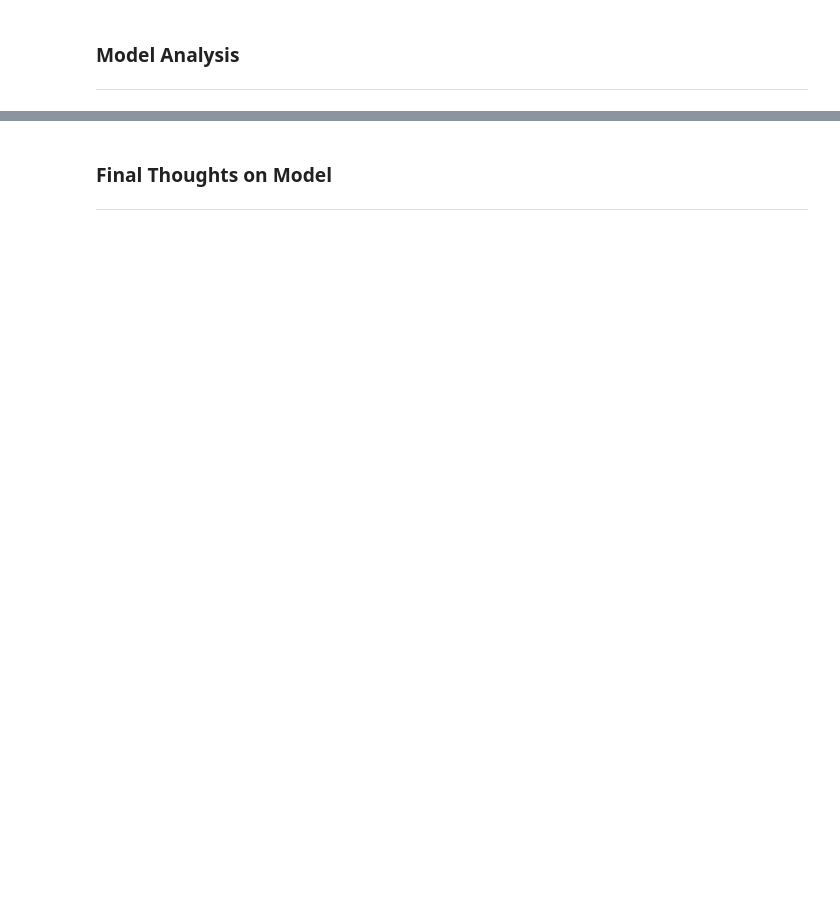
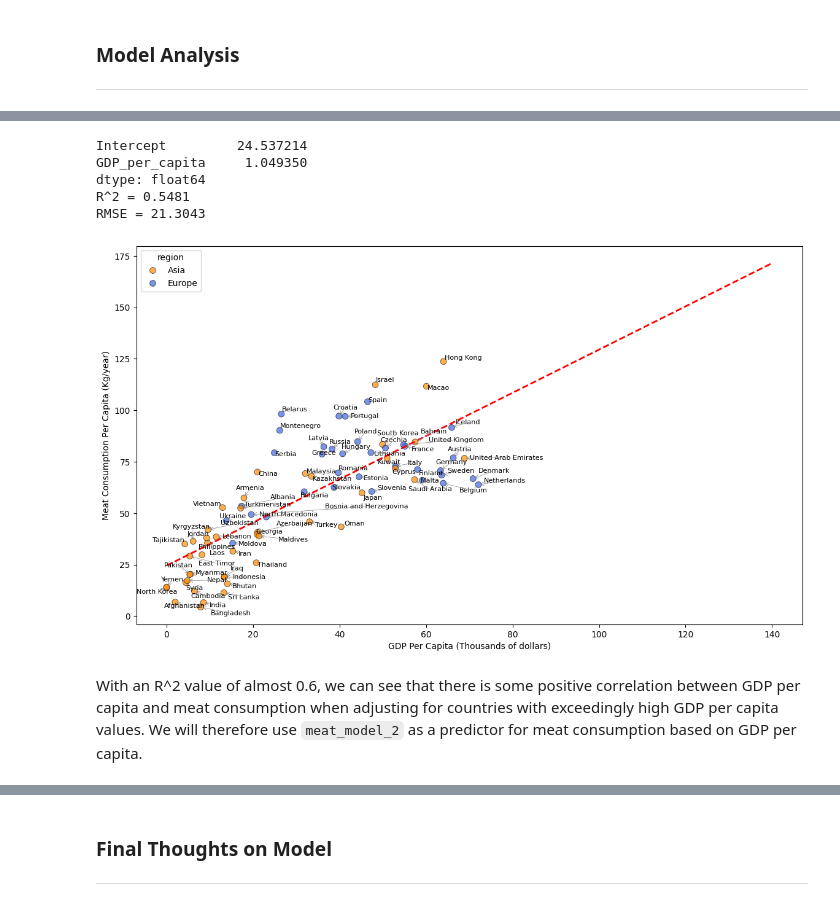
Before and after one commit to Tako870/tddm-ca, a Jupyter notebook: CA.ipynb, the cells around one changed output, grey strips where cells are left out. Cells and saved outputs as stored; diff of their text form; code cells hidden in the pictures; blank space fills up the shorter version.

```diff
--- a/CA.ipynb
+++ b/CA.ipynb
@@ -896,3 +928,73 @@ RMSE = 23.2386
+# %%
+# In merged_df, remove the countries listed in the above markdown,
+
+merged_df_no_outliers = merged_df[~merged_df['Entity'].isin(['Switzerland', 'Ireland', 'Brunei', 'Qatar', 'Luxembourg', 'Mongolia', 'Norway'])]
+
+# Create model based on training data
+
+# 40% of data used to fit model
+# Random state for reproducibility
+df_train, df_test = train_test_split(merged_df_no_outliers, test_size=0.4, random_state=111)
+meat_model_2 = ols(formula="Total_Meat_kg_per_capita ~ GDP_per_capita", data=df_train).fit()
+print(meat_model_2.params)
+
+# Test model on rest of the data
+y_pred = meat_model_2.predict(df_test)
+
+residuals = df_test['Total_Meat_kg_per_capita'] - y_pred
+
+RSS = np.sum(np.square(residuals))
+TSS = np.sum(np.square(df_test['Total_Meat_kg_per_capita']-np.mean(df_test['Total_Meat_kg_per_capita'])))
+
+rsquare = 1 - RSS/TSS
+print(f"R^2 = {rsquare:.4f}")
+
+rmse = np.sqrt(RSS/len(df_test))
+print(f"RMSE = {rmse:.4f}")
+# %% [output]
+Intercept         24.537214
+GDP_per_capita     1.049350
+dtype: float64
+R^2 = 0.5481
+RMSE = 21.3043
+# %%
+#Draw the graph
+# Create scatterplot of GDP to meat consumption
+plt.figure(figsize=(14, 8))
+
+_ = sns.scatterplot(
+    data=merged_df_no_outliers,
+    x='GDP_per_capita',
+    y='Total_Meat_kg_per_capita',
+    hue='region',
+    palette={'Europe': 'royalblue', 'Asia': 'darkorange'},
+    s=50, alpha=0.7, edgecolor='k'
+)
+
+x_values = pd.DataFrame({'GDP_per_capita': [0, 140]})  # GDP range from 0 to 140k
+y_pred = meat_model_2.predict(x_values)
+
+_ = plt.plot(x_values, y_pred, color='red', linewidth=2, linestyle='--', label=f'Regression Line (R²={meat_model_2.rsquared:.2f})')
+
+# Create list for all labels
+texts = []
+for _, row in merged_df_no_outliers.iterrows():
+    texts.append(plt.text(row['GDP_per_capita'],
+                        row['Total_Meat_kg_per_capita'],
+                        row['Entity'],
+                        fontsize=8))
+
+# Adjust text to prevent overlap
+adjust_text(texts,
+            arrowprops=dict(arrowstyle='->', color='gray', lw=0.5),
+            expand_points=(1.2, 1.2))
+
+_ = plt.xlabel('GDP Per Capita (Thousands of dollars)')
+_ = plt.ylabel('Meat Consumption Per Capita (Kg/year)')
+# %% [output]
+[figure, added]
+# %% [markdown]
+With an R^2 value of almost 0.6, we can see that there is some positive correlation between GDP per capita and meat consumption when adjusting for countries with exceedingly high GDP per capita values. We will therefore use `meat_model_2` as a predictor for meat consumption based on GDP per capita.
 # %% [markdown]
 ### Test Results Breakdown
 ---
```
Also changed, not shown: parts of 11 cells of this notebook.
